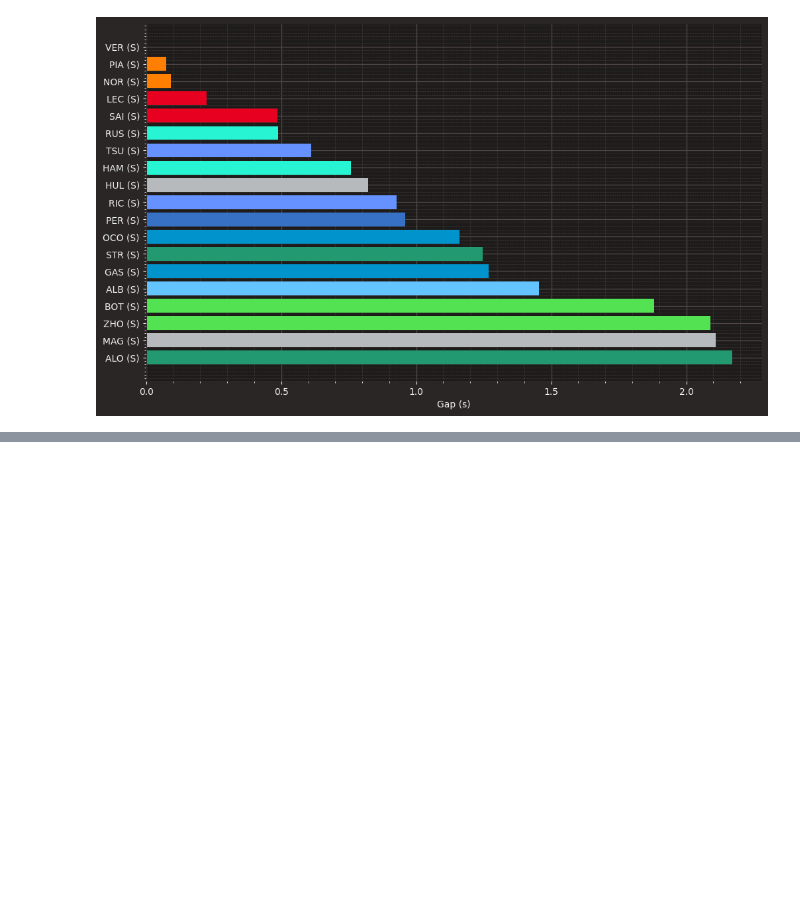
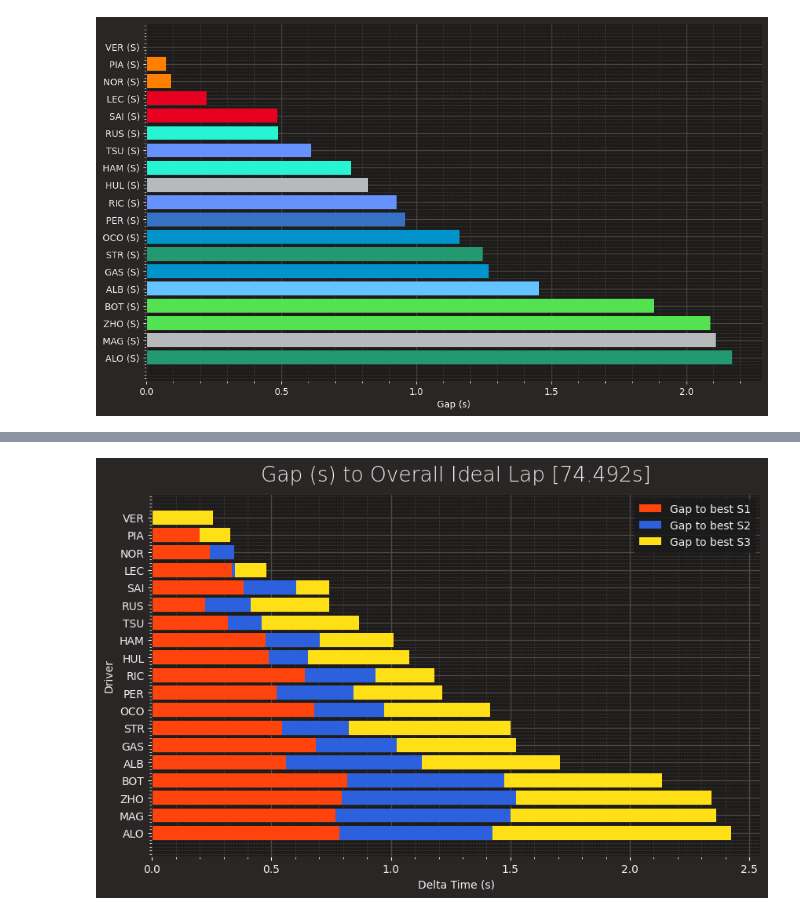
Before and after one commit to luk3luca/f1DataAnalysis, a Jupyter notebook: test.ipynb, the cells around one changed output, grey strips where cells are left out. Saved outputs shown, nothing was run; the diff lists cells and outputs as text; code cells hidden in the pictures; blank space fills up the shorter version.

```diff
--- a/test.ipynb
+++ b/test.ipynb
@@ -642,3 +644,87 @@ ax.set_xlabel('Gap (s)')
 # %% [output]
 Text(0.5, 0, 'Gap (s)')
 [figure]
+# %%
+def calculate_best_sectors(data):
+    dd = data[0][0]
+    best_s1 = (dd.Sector1Time / np.timedelta64(1, 's'))
+    best_s2 = (dd.Sector2Time / np.timedelta64(1, 's'))
+    best_s3 = (dd.Sector3Time / np.timedelta64(1, 's'))
+
+    for d in data[1:]:
+        driver = d[0]
+        d_s1 = (driver.Sector1Time / np.timedelta64(1, 's'))
+        d_s2 = (driver.Sector2Time / np.timedelta64(1, 's'))
+        d_s3 = (driver.Sector3Time / np.timedelta64(1, 's'))
+
+        if d_s1 < best_s1:
+            best_s1 = d_s1
+
+        if d_s2 < best_s2:
+            best_s2 = d_s2
+
+        if d_s3 < best_s3:
+            best_s3 = d_s3
+
+    return best_s1, best_s2, best_s3
+
+drivers = []
+drivers_compound = []
+gap_times = []
+
+# Collect data into a list of tuples: (driver_fastest_lap, lap_time_seconds)
+data = []
+for dfl in drivers_fastest_laps:
+    lap_time_seconds = (dfl.LapTime / np.timedelta64(1, 's'))
+    data.append((dfl, lap_time_seconds))
+
+data.sort(key=lambda x: x[1])
+
+best_s1, best_s2, best_s3 = calculate_best_sectors(data)
+overall_ideal_lap = best_s1 + best_s2 + best_s3
+
+gaps_data = []
+for d in data:
+    driver = d[0]
+    d_s1 = (driver.Sector1Time / np.timedelta64(1, 's'))
+    d_s2 = (driver.Sector2Time / np.timedelta64(1, 's'))
+    d_s3 = (driver.Sector3Time / np.timedelta64(1, 's'))
+
+    delta_s1 = d_s1 - best_s1
+    delta_s2 = d_s2 - best_s2
+    delta_s3 = d_s3 - best_s3
+
+    gaps_data.append((d[1], delta_s1, delta_s2, delta_s3, driver.Driver))
+
+
+# Extracting driver names and delta values
+drivers = [item[4] for item in gaps_data]
+delta_s1 = [item[1] for item in gaps_data]
+delta_s2 = [item[2] for item in gaps_data]
+delta_s3 = [item[3] for item in gaps_data]
+
+# Bar positions
+positions = np.arange(len(drivers))
+
+# Plotting
+fig, ax = plt.subplots(figsize=(10, 6))
+
+# Plotting bars for delta_s1
+ax.barh(positions, delta_s1, color='#ff430c', label='Gap to best S1')
+# Plotting bars for delta_s2
+ax.barh(positions, delta_s2, color='#2d60dd', left=delta_s1, label='Gap to best S2')
+# Plotting bars for delta_s3
+ax.barh(positions, delta_s3, color='#ffe017', left=np.add(delta_s1, delta_s2), label='Gap to best S3')
+
+# Setting y-ticks and labels
+ax.set_yticks(positions)
+ax.set_yticklabels(drivers)
+ax.invert_yaxis()  # Invert y-axis to have the first driver on top
+
+# Adding legend and labels
+ax.legend()
+ax.set_xlabel('Delta Time (s)')
+ax.set_ylabel('Driver')
+
+plt.title(f"Gap (s) to Overall Ideal Lap [{overall_ideal_lap}s]")
+# %% [output]
@@ -644,0 +732 @@ Text(0.5, 0, 'Gap (s)')
+[figure, added]
```
Also changed, not shown: parts of 34 cells of this notebook, 1 other file.
